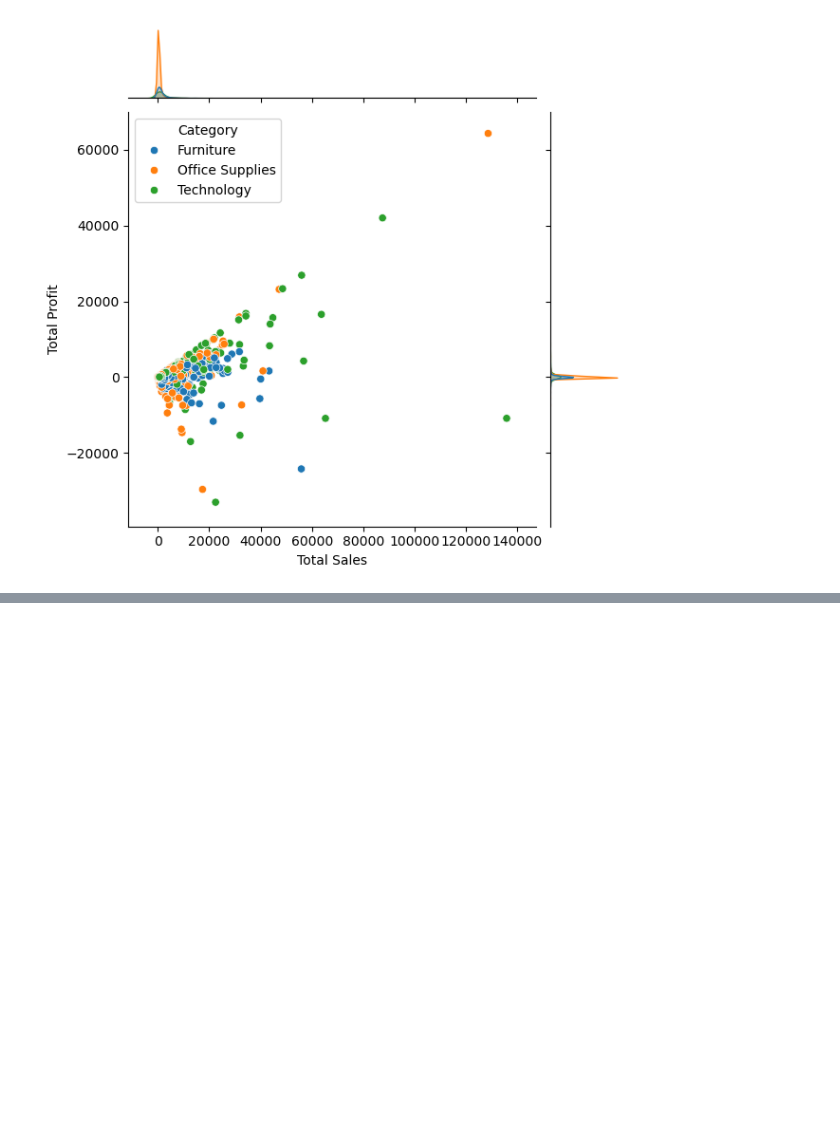
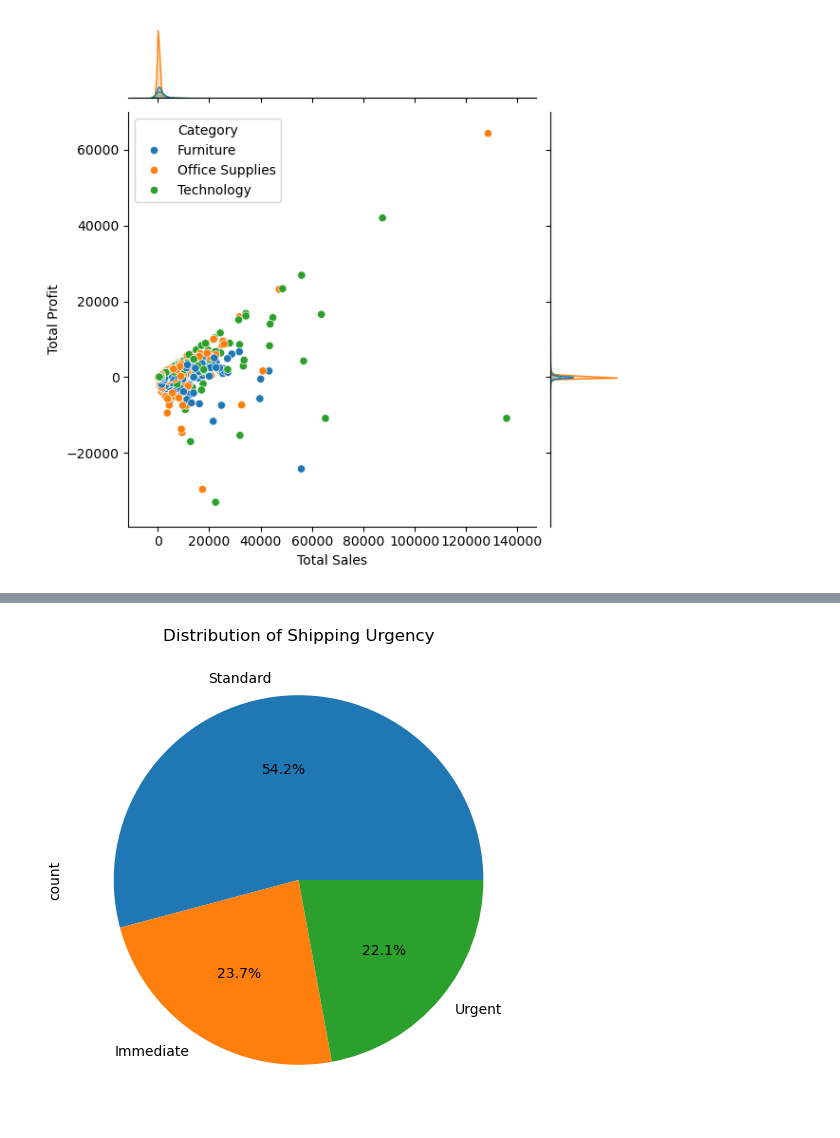
Before and after one commit to Shyam1327/SuperStore_Sales, a Jupyter notebook: SuperStore_Sales.ipynb, the cells around one changed output, grey strips where cells are left out. Cells and saved outputs as stored; diff of their text form; code cells hidden in the pictures; blank space fills up the shorter version.

Commit message:
Add files via upload
Added few more Analysis

```diff
--- a/SuperStore_Sales.ipynb
+++ b/SuperStore_Sales.ipynb
@@ -1040,0 +1102,13 @@ plt.show()
+# %%
+#Shipping and Delivery Analysis
+
+plt.figure(figsize=(7,6))
+
+df['Shipping Urgency'].value_counts().plot(
+    kind='pie',
+    autopct = '%1.1f%%',
+)
+plt.title('Distribution of Shipping Urgency')
+plt.show()
+# %% [output]
+[figure, added]
```
Also changed, not shown: parts of 7 cells of this notebook.
